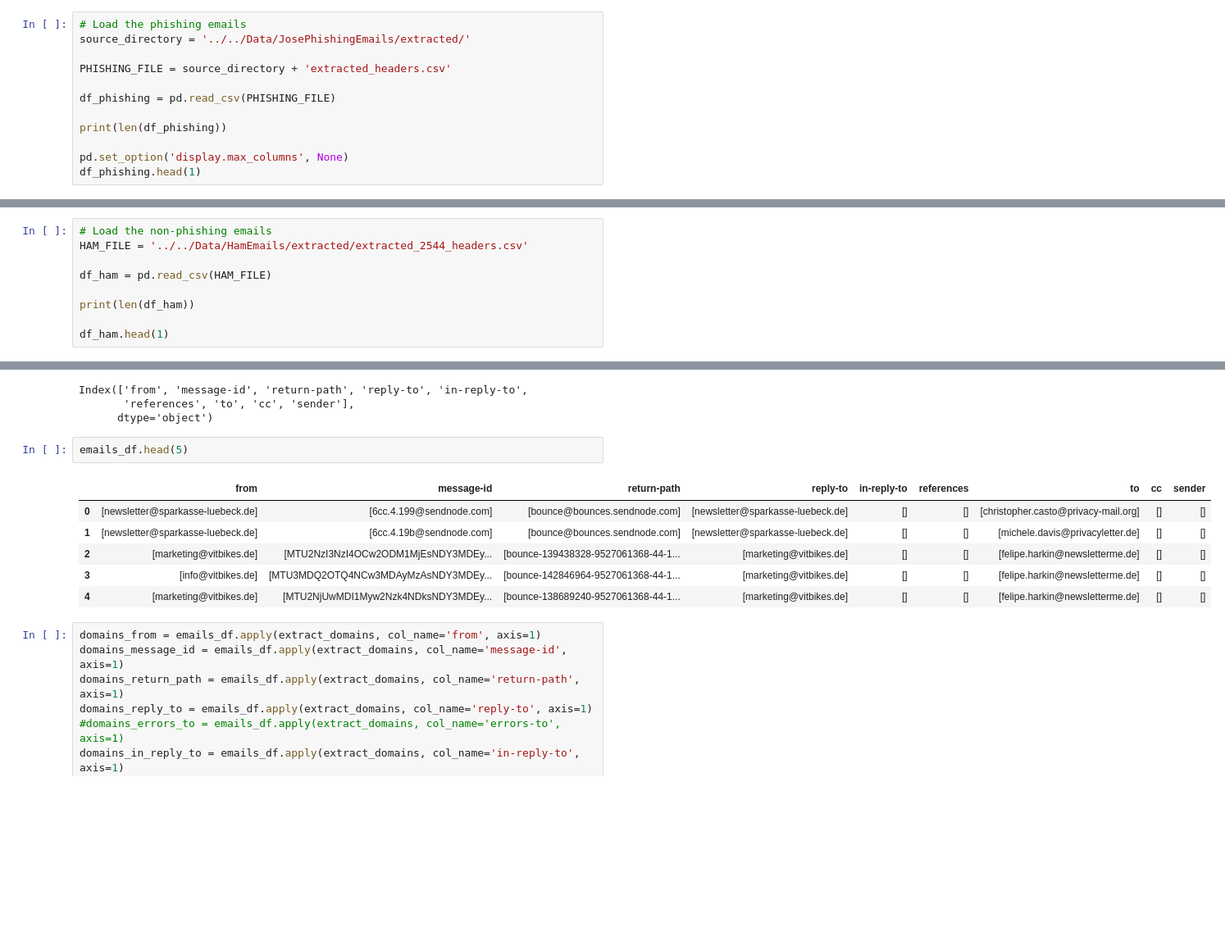
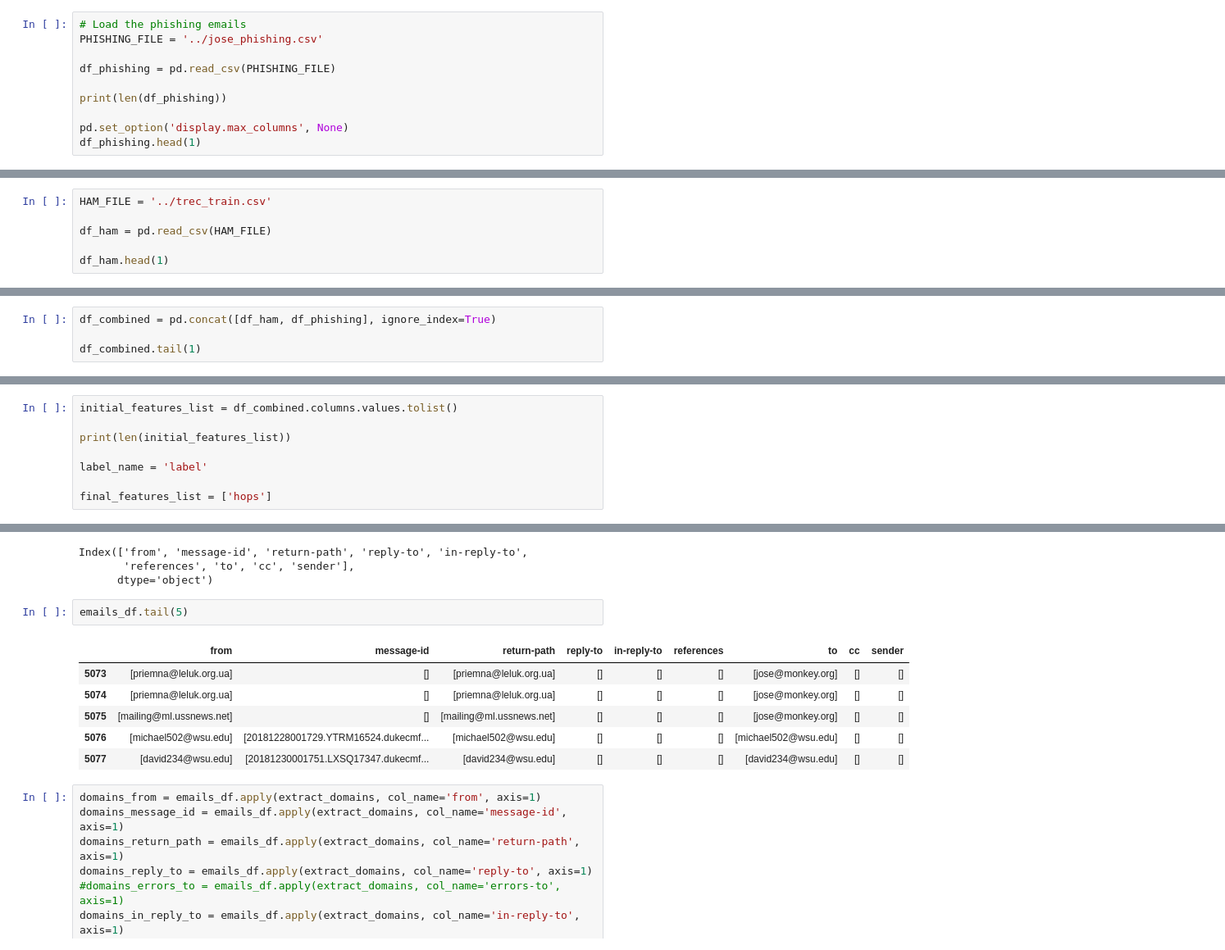
Before and after one commit to eduardofernandes11/Thesis, a Jupyter notebook: PhishingDetectionModel/MetadataAnalysis/preprocess_and_feature_extraction.ipynb, the cells around one changed output, grey strips where cells are left out. Shown at 82% size. Cells and saved outputs as stored; diff of their text form; blank space fills up the shorter version.

```diff
--- a/PhishingDetectionModel/MetadataAnalysis/preprocess_and_feature_extraction.ipynb
+++ b/PhishingDetectionModel/MetadataAnalysis/preprocess_and_feature_extraction.ipynb
@@ -9,8 +13,6 @@ import email.utils
 # %%
 # Load the phishing emails
-source_directory = '../../Data/JosePhishingEmails/extracted/'
-
-PHISHING_FILE = source_directory + 'extracted_headers.csv'
+PHISHING_FILE = '../jose_phishing.csv'
 
 df_phishing = pd.read_csv(PHISHING_FILE)
 
@@ -33,12 +35,9 @@ print(f'Number of duplicate rows removed: {phishing_duplicates}')
 # %% [output]
 Number of duplicate rows removed: 10
 # %%
-# Load the non-phishing emails
-HAM_FILE = '../../Data/HamEmails/extracted/extracted_2544_headers.csv'
+HAM_FILE = '../trec_train.csv'
 
 df_ham = pd.read_csv(HAM_FILE)
 
-print(len(df_ham))
-
 df_ham.head(1)
 # %% [output]
@@ -79,0 +56,4 @@ df_combined.tail(1)
+# %%
+df_combined = pd.concat([df_ham, df_phishing], ignore_index=True)
+
+df_combined.tail(1)
@@ -209,0 +169,8 @@ final_features_list = ['hops']
+# %%
+initial_features_list = df_combined.columns.values.tolist()
+
+print(len(initial_features_list))
+
+label_name = 'label'
+
+final_features_list = ['hops']
@@ -678,14 +677,14 @@ Index(['from', 'message-id', 'return-path', 'reply-to', 'in-reply-to',
        'references', 'to', 'cc', 'sender'],
       dtype='object')
 # %%
-emails_df.head(5)
+emails_df.tail(5)
 # %% [output]
 |  | from | message-id | return-path | reply-to | in-reply-to | references | to | cc | sender |
-| 0 | [newsletter@sparkasse-luebeck.de] | [6cc.4.199@sendnode.com] | [bounce@bounces.sendnode.com] | [newsletter@sparkasse-luebeck.de] | [] | [] | [christopher.casto@privacy-mail.org] | [] | [] |
-| 1 | [newsletter@sparkasse-luebeck.de] | [6cc.4.19b@sendnode.com] | [bounce@bounces.sendnode.com] | [newsletter@sparkasse-luebeck.de] | [] | [] | [michele.davis@privacyletter.de] | [] | [] |
-| 2 | [marketing@vitbikes.de] | [MTU2NzI3NzI4OCw2ODM1MjEsNDY3MDEy... | [bounce-139438328-9527061368-44-1... | [marketing@vitbikes.de] | [] | [] | [felipe.harkin@newsletterme.de] | [] | [] |
-| 3 | [info@vitbikes.de] | [MTU3MDQ2OTQ4NCw3MDAyMzAsNDY3MDEy... | [bounce-142846964-9527061368-44-1... | [marketing@vitbikes.de] | [] | [] | [felipe.harkin@newsletterme.de] | [] | [] |
-| 4 | [marketing@vitbikes.de] | [MTU2NjUwMDI1Myw2Nzk4NDksNDY3MDEy... | [bounce-138689240-9527061368-44-1... | [marketing@vitbikes.de] | [] | [] | [felipe.harkin@newsletterme.de] | [] | [] |
+| 5073 | [priemna@leluk.org.ua] | [] | [priemna@leluk.org.ua] | [] | [] | [] | [jose@monkey.org] | [] | [] |
+| 5074 | [priemna@leluk.org.ua] | [] | [priemna@leluk.org.ua] | [] | [] | [] | [jose@monkey.org] | [] | [] |
+| 5075 | [mailing@ml.ussnews.net] | [] | [mailing@ml.ussnews.net] | [] | [] | [] | [jose@monkey.org] | [] | [] |
+| 5076 | [michael502@wsu.edu] | [20181228001729.YTRM16524.dukecmf... | [michael502@wsu.edu] | [] | [] | [] | [michael502@wsu.edu] | [] | [] |
+| 5077 | [david234@wsu.edu] | [20181230001751.LXSQ17347.dukecmf... | [david234@wsu.edu] | [] | [] | [] | [david234@wsu.edu] | [] | [] |
 # %%
 domains_from = emails_df.apply(extract_domains, col_name='from', axis=1)
 domains_message_id = emails_df.apply(extract_domains, col_name='message-id', axis=1)
```
Also changed, not shown: parts of 45 cells of this notebook, 45 other files.
